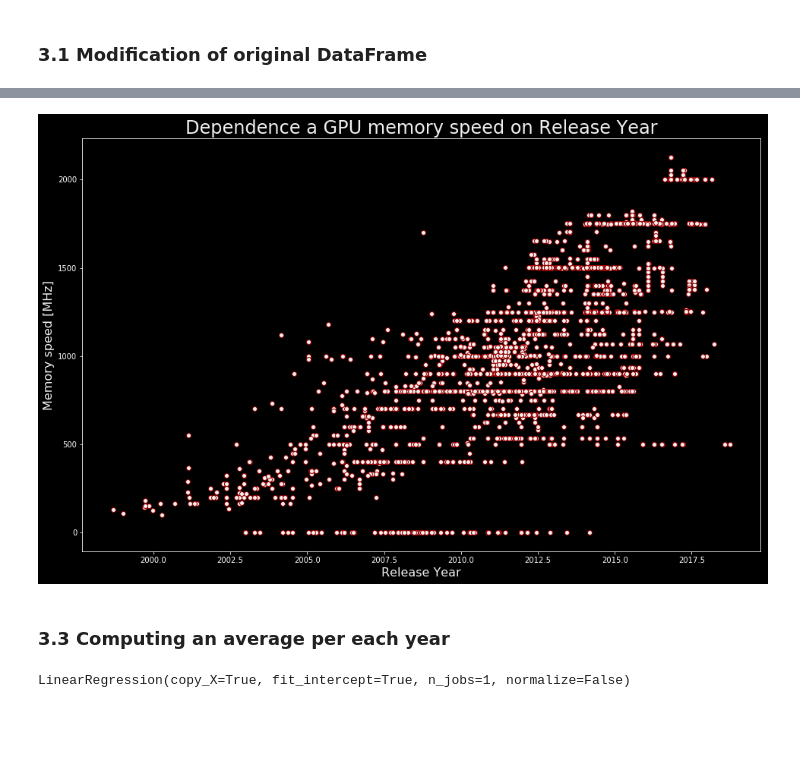
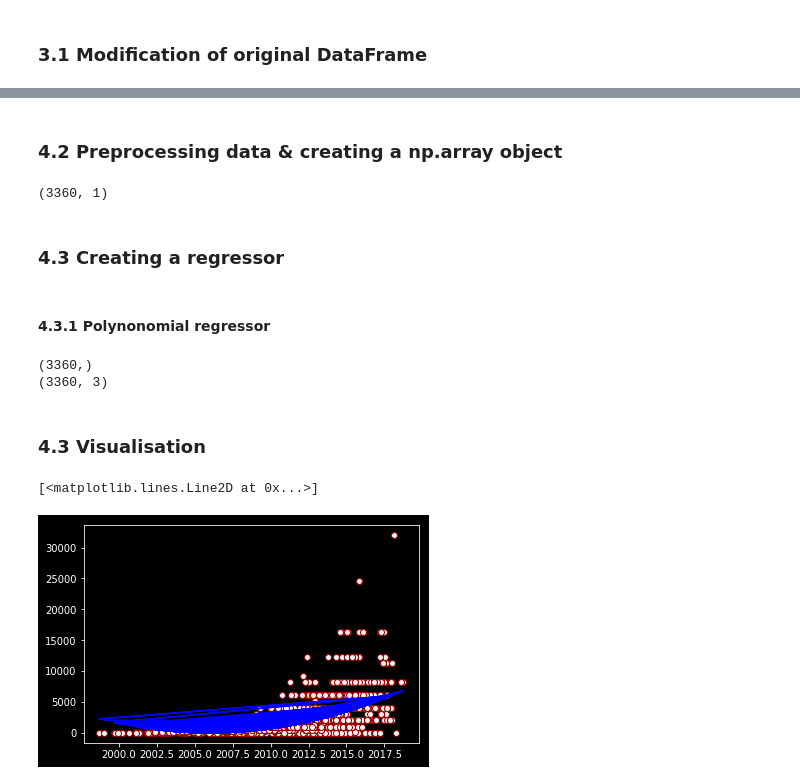
Before and after one commit to lukasy09/KernelDatabase.py, a Jupyter notebook: GPU/gpu_memory.ipynb, the cells around one changed output, grey strips where cells are left out. Drawn from its saved outputs; the diff is of its cells as text; code cells hidden in the pictures; blank space fills up the shorter version.

Commit message:
Memory research

```diff
--- a/GPU/gpu_memory.ipynb
+++ b/GPU/gpu_memory.ipynb
@@ -61,0 +112,3 @@ Y_pred = lin_regressor.predict(X)
+# %%
+df['Memory_Value'] = df['Memory'].str[0:-3].fillna(0).astype(int) #Cutting of the unit (MB and other white signs like space)
+df.head(5)
@@ -62,11 +122,41 @@ Y_pred = lin_regressor.predict(X)
+# %% [markdown]
+### 4.2 Preprocessing data & creating a np.array object
+# %%
+X = df['Release'].values #np array of years
+Y = df['Memory_Value'].fillna(0).values # np array of MV
+X = X.reshape(-1, 1)
+X.shape
+# %% [output]
+(3360, 1)
+# %% [markdown]
+### 4.3 Creating a regressor
+# %% [markdown]
+#### 4.3.1 Polynonomial regressor
+# %%
+poly_reg = PolynomialFeatures(degree = 2)
+X_poly = poly_reg.fit_transform(X)
+poly_reg.fit(X_poly, Y)
+
+lin_reg = LinearRegression()
+lin_reg.fit(X_poly, Y)
+
+Y_pred = lin_reg.predict(poly_reg.fit_transform(X))
+print(Y_pred.shape)
+print(X_poly.shape)
+# %% [output]
+(3360,)
+(3360, 3)
+# %% [markdown]
+### 4.3 Visualisation
 # %%
-plt.figure(figsize=(16, 10))
-plt.scatter(x = X, y = Y, c = "#f1f1f1", edgecolors = "#990000")
-plt.title("Dependence a GPU memory speed on Release Year", fontsize = 24, color = "#f1f1f1")
-plt.xlabel("Release Year", fontsize = 16, color = "#f1f1f1")
-plt.ylabel("Memory speed [MHz]", fontsize = 16, color = "#f1f1f1")
-plt.show()
+#plt.figure(figsize=(16, 10))
+plt.scatter(x = X, y = Y, c = "#f1f1f1", edgecolors = "#990000", label = "A single graphic card")
+plt.plot(X, lin_reg.predict(poly_reg.fit_transform(X)), color = 'blue')
+#plt.title("Dependence a GPU memory on Release Year", fontsize = 24, color = "#f1f1f1")
+#plt.legend(loc=2, prop={'size': 16}, frameon=True,shadow=True, edgecolor="#f1f1f1")
+#plt.xlabel("Release Year", fontsize = 16, color = "#f1f1f1")
+#plt.ylabel("Memory [MB]", fontsize = 16, color = "#f1f1f1")
+#plt.show()
 # %% [output]
+[<matplotlib.lines.Line2D at 0x...>]
-[figure, old version]
+[figure, new version]
-# %% [markdown]
-### 3.3 Computing an average per each year
@@ -83,8 +162,0 @@ Y = np.array(Y)
-# %%
-poly_reg = PolynomialFeatures(degree = 4)
-X_poly = poly_reg.fit_transform(X)
-poly_reg.fit(X_poly, Y)
-lin_reg_2 = LinearRegression()
-lin_reg_2.fit(X_poly, Y)
-# %% [output]
-LinearRegression(copy_X=True, fit_intercept=True, n_jobs=1, normalize=False)
```
Also changed, not shown: parts of 19 cells of this notebook.
